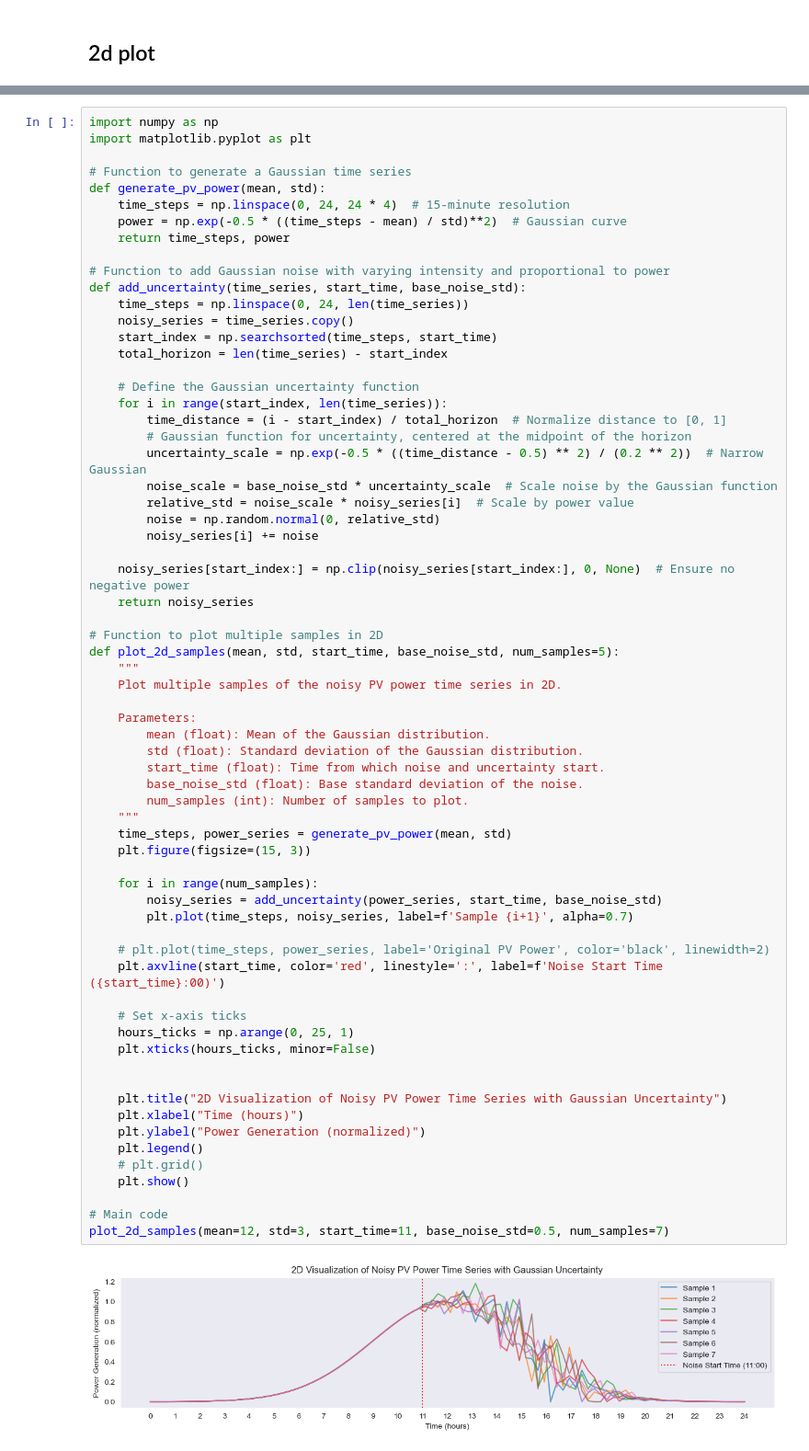
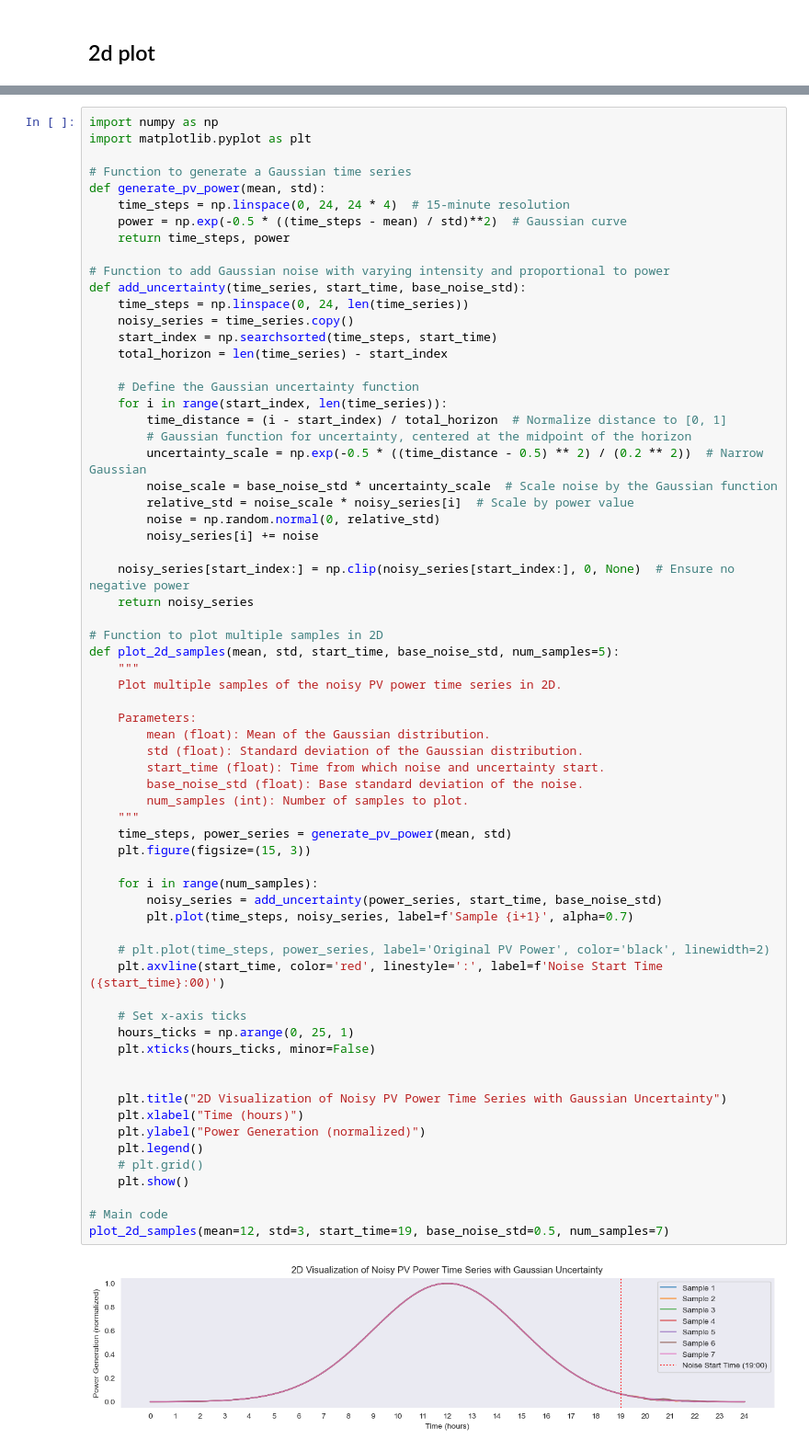
Before and after one commit to arbit3rr/ES-Temporal-RL, a Jupyter notebook: Model_design.ipynb, the cells around one changed output, grey strips where cells are left out. Shown at 92% size. Saved outputs shown, nothing was run; the diff lists cells and outputs as text.

```diff
--- a/Model_design.ipynb
+++ b/Model_design.ipynb
@@ -361,32 +361,32 @@ def plot_2d_samples(mean, std, start_time, base_noise_std, num_samples=5):
         mean (float): Mean of the Gaussian distribution.
         std (float): Standard deviation of the Gaussian distribution.
         start_time (float): Time from which noise and uncertainty start.
         base_noise_std (float): Base standard deviation of the noise.
         num_samples (int): Number of samples to plot.
     """
     time_steps, power_series = generate_pv_power(mean, std)
     plt.figure(figsize=(15, 3))
 
     for i in range(num_samples):
         noisy_series = add_uncertainty(power_series, start_time, base_noise_std)
         plt.plot(time_steps, noisy_series, label=f'Sample {i+1}', alpha=0.7)
 
     # plt.plot(time_steps, power_series, label='Original PV Power', color='black', linewidth=2)
     plt.axvline(start_time, color='red', linestyle=':', label=f'Noise Start Time ({start_time}:00)')
 
     # Set x-axis ticks
     hours_ticks = np.arange(0, 25, 1)
     plt.xticks(hours_ticks, minor=False)
 
 
     plt.title("2D Visualization of Noisy PV Power Time Series with Gaussian Uncertainty")
     plt.xlabel("Time (hours)")
     plt.ylabel("Power Generation (normalized)")
     plt.legend()
     # plt.grid()
     plt.show()
 
 # Main code
-plot_2d_samples(mean=12, std=3, start_time=11, base_noise_std=0.5, num_samples=7)
+plot_2d_samples(mean=12, std=3, start_time=19, base_noise_std=0.5, num_samples=7)
 # %% [output]
-[figure, old version]
+[figure, new version]
```
Also changed, not shown: parts of 5 cells of this notebook, 6 other files.
